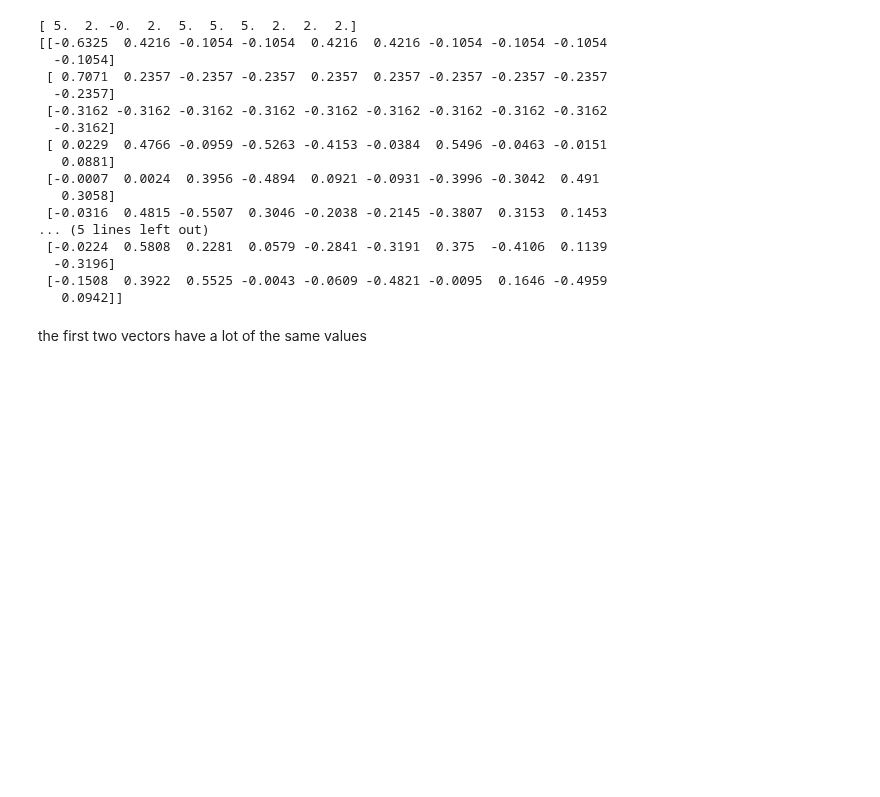
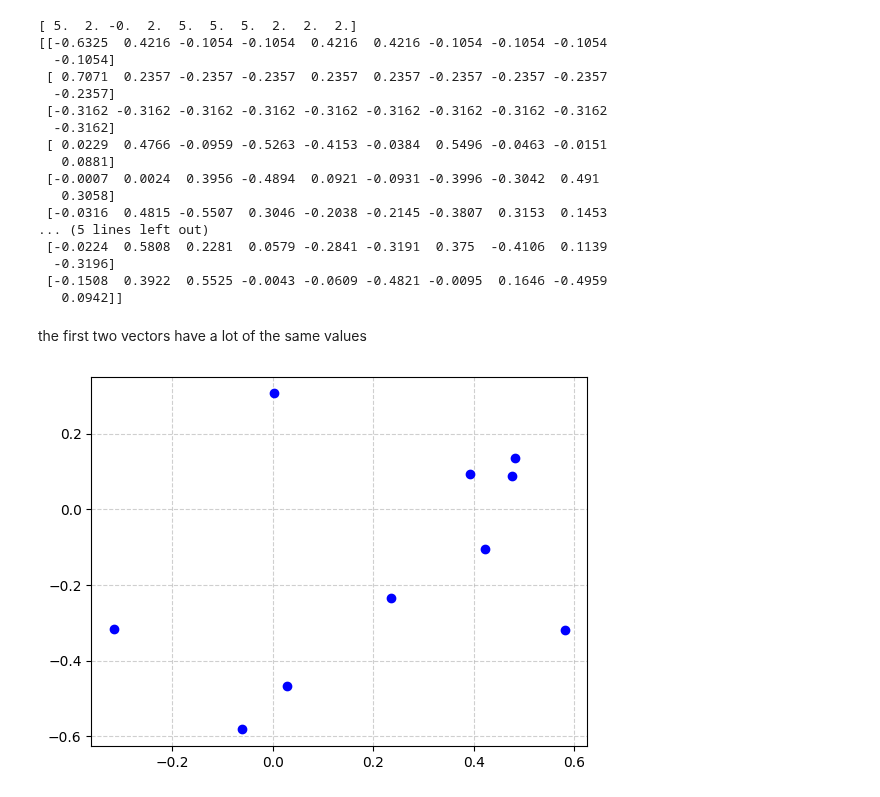
Before and after one commit to splake975/ucsc-2025-2026, a Jupyter notebook: spring_2026/209A/hw3/hw3.3.ipynb, the cells around one changed output. Drawn from its saved outputs; the diff is of its cells as text; code cells hidden in the pictures; blank space fills up the shorter version.

```diff
--- a/spring_2026/209A/hw3/hw3.3.ipynb
+++ b/spring_2026/209A/hw3/hw3.3.ipynb
@@ -58,3 +58,17 @@ print(eigvec.T)
    0.0942]]
 # %% [markdown]
 the first two vectors have a lot of the same values
+# %%
+x_val = eigvec[1]
+y_val = eigvec[9]
+
+
+plt.plot(x_val,y_val, color="blue",marker='o',linestyle='none')
+# plt.plot(x_val[keep],y_val[keep], color="red",marker='o',linestyle='none')
+
+
+
+plt.grid(True, linestyle='--', alpha=0.6)
+plt.show()
+# %% [output]
+[figure, added]
```
Also changed, not shown: parts of 1 cell of this notebook.
